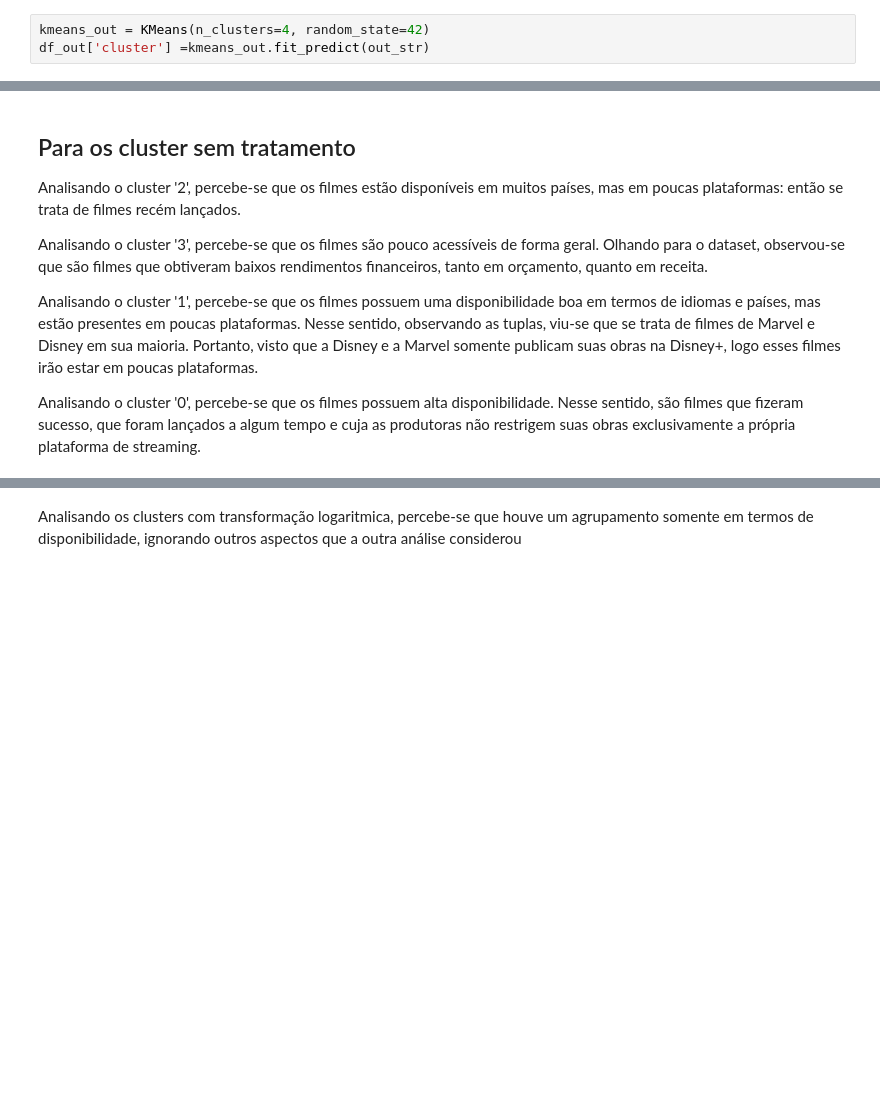
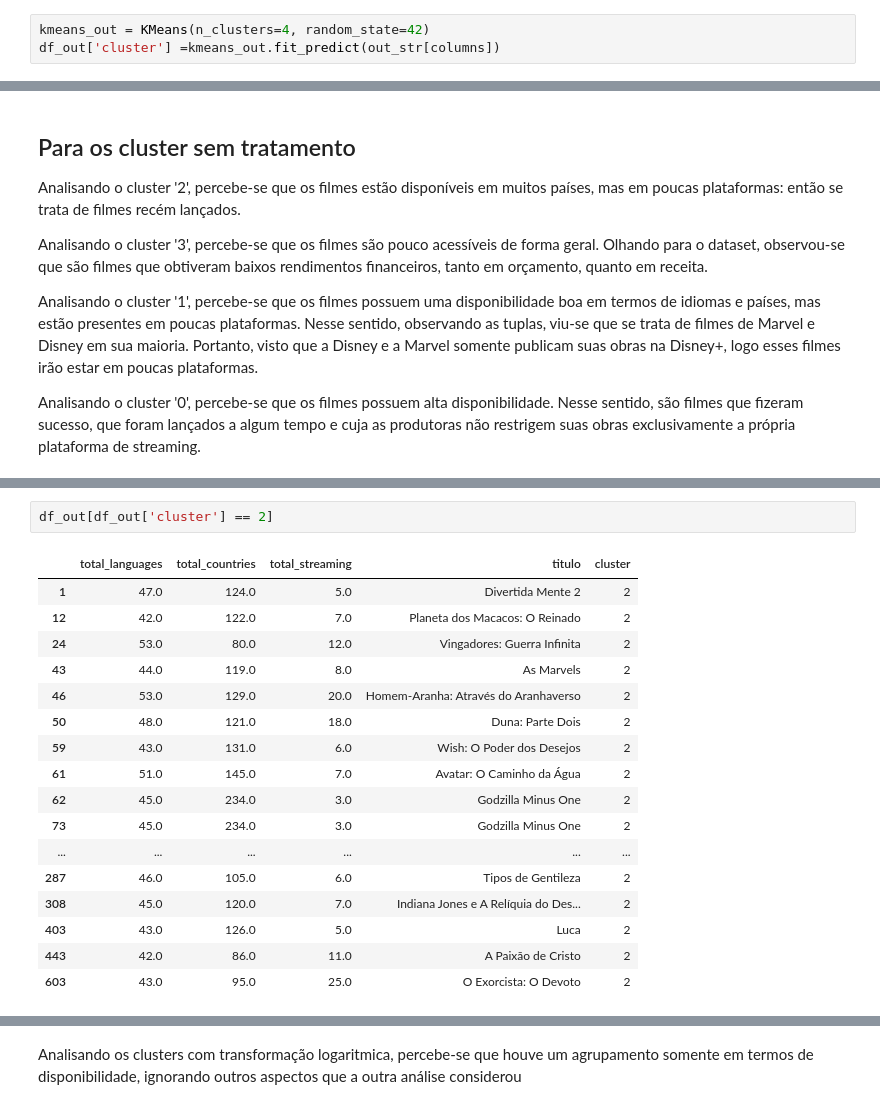
Before and after one commit to Marcos-Med/MQAM, a Jupyter notebook: T5/clusters.ipynb, the cells around one changed output, grey strips where cells are left out. Saved outputs shown, nothing was run; the diff lists cells and outputs as text; blank space fills up the shorter version.

```diff
--- a/T5/clusters.ipynb
+++ b/T5/clusters.ipynb
@@ -180,7 +182,7 @@ plt.show()
 [figure]
 # %%
 kmeans_out = KMeans(n_clusters=4, random_state=42)
-df_out['cluster'] =kmeans_out.fit_predict(out_str)
+df_out['cluster'] =kmeans_out.fit_predict(out_str[columns])
 # %%
 # Aplicando PCA para reduzir para 2 componentes principais
 pca_out = PCA(n_components=2)
@@ -254,0 +339,20 @@ plt.show()
+# %%
+df_out[df_out['cluster'] == 2]
+# %% [output]
+|  | total_languages | total_countries | total_streaming | titulo | cluster |
+| 1 | 47.0 | 124.0 | 5.0 | Divertida Mente 2 | 2 |
+| 12 | 42.0 | 122.0 | 7.0 | Planeta dos Macacos: O Reinado | 2 |
+| 24 | 53.0 | 80.0 | 12.0 | Vingadores: Guerra Infinita | 2 |
+| 43 | 44.0 | 119.0 | 8.0 | As Marvels | 2 |
+| 46 | 53.0 | 129.0 | 20.0 | Homem-Aranha: Através do Aranhaverso | 2 |
+| 50 | 48.0 | 121.0 | 18.0 | Duna: Parte Dois | 2 |
+| 59 | 43.0 | 131.0 | 6.0 | Wish: O Poder dos Desejos | 2 |
+| 61 | 51.0 | 145.0 | 7.0 | Avatar: O Caminho da Água | 2 |
+| 62 | 45.0 | 234.0 | 3.0 | Godzilla Minus One | 2 |
+| 73 | 45.0 | 234.0 | 3.0 | Godzilla Minus One | 2 |
+| ... | ... | ... | ... | ... | ... |
+| 287 | 46.0 | 105.0 | 6.0 | Tipos de Gentileza | 2 |
+| 308 | 45.0 | 120.0 | 7.0 | Indiana Jones e A Relíquia do Des... | 2 |
+| 403 | 43.0 | 126.0 | 5.0 | Luca | 2 |
+| 443 | 42.0 | 86.0 | 11.0 | A Paixão de Cristo | 2 |
+| 603 | 43.0 | 95.0 | 25.0 | O Exorcista: O Devoto | 2 |
```
Also changed, not shown: parts of 29 cells of this notebook, 6 other files.
